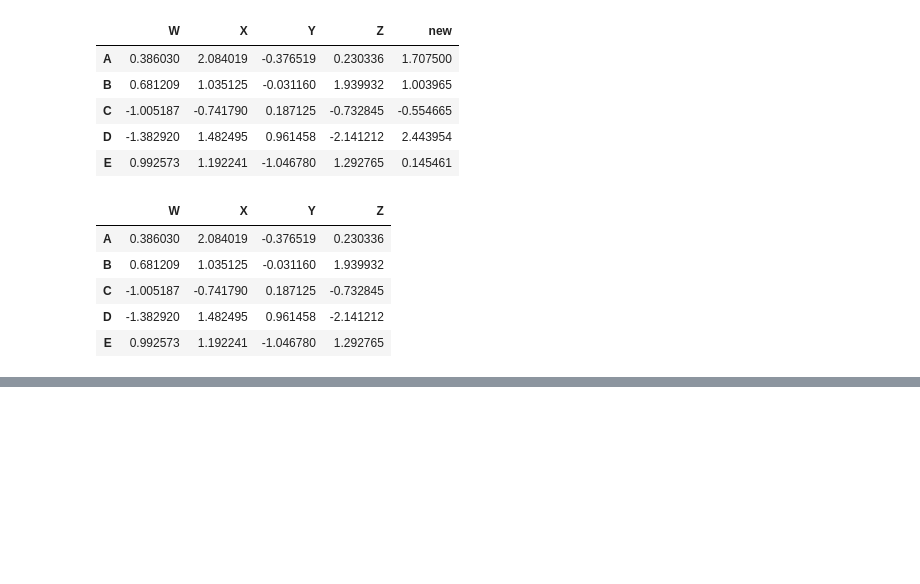
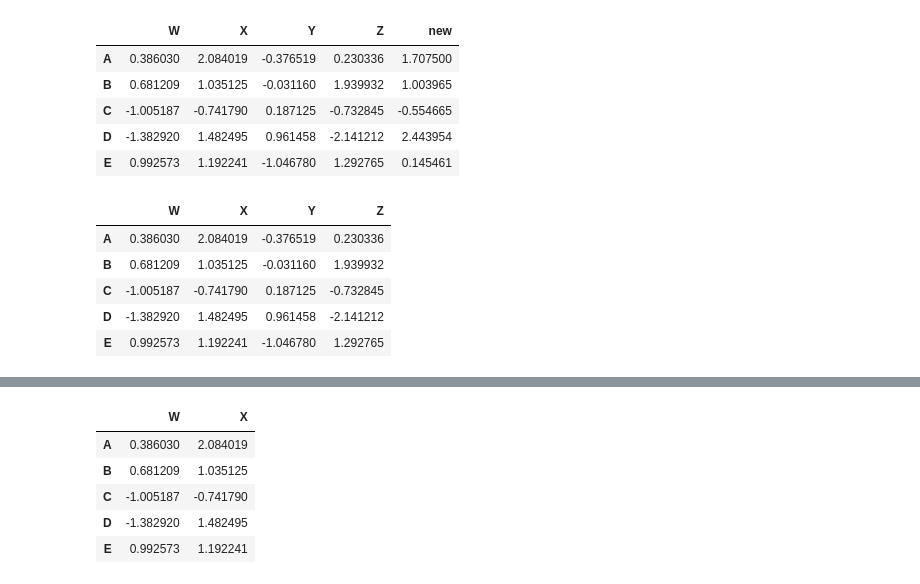
Before and after one commit to lovepreetmultani/python, a Jupyter notebook: Practice_panda.ipynb, the cells around one changed output, grey strips where cells are left out. Cells and saved outputs as stored; diff of their text form; code cells hidden in the pictures; blank space fills up the shorter version.

```diff
--- a/Practice_panda.ipynb
+++ b/Practice_panda.ipynb
@@ -109,0 +119,9 @@ df.drop('new',axis=1)
+# %%
+ df[['W','X']]
+# %% [output]
+|  | W | X |
+| A | 0.386030 | 2.084019 |
+| B | 0.681209 | 1.035125 |
+| C | -1.005187 | -0.741790 |
+| D | -1.382920 | 1.482495 |
+| E | 0.992573 | 1.192241 |
```
Also changed, not shown: parts of 2 cells of this notebook.
